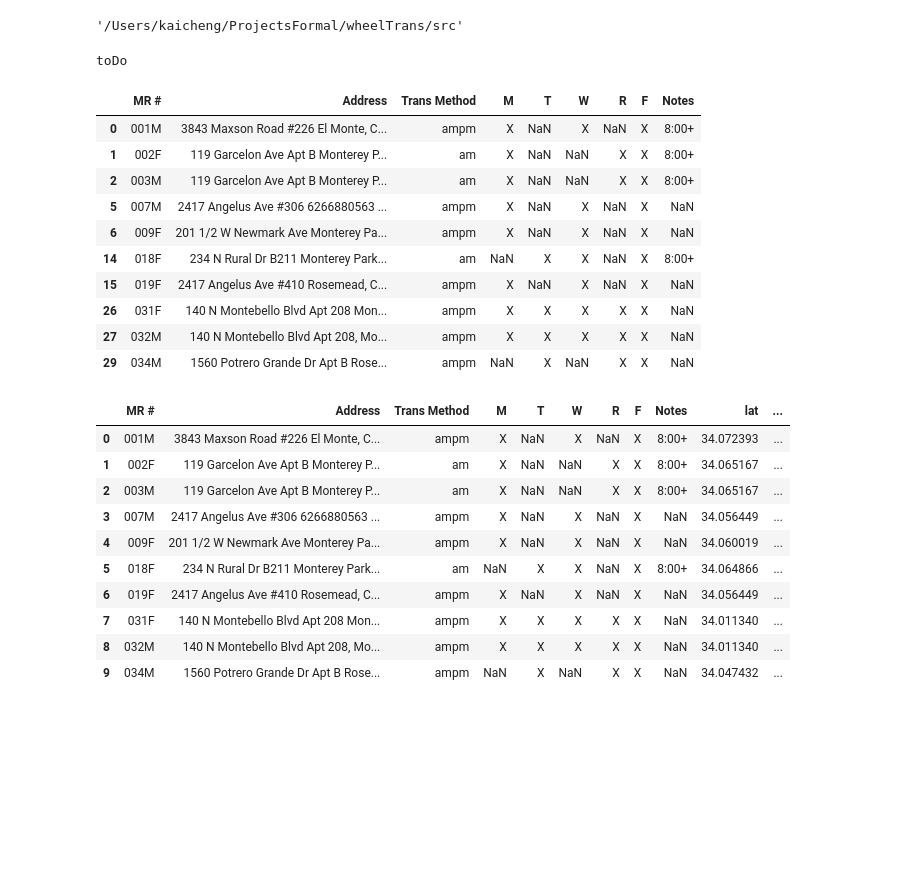
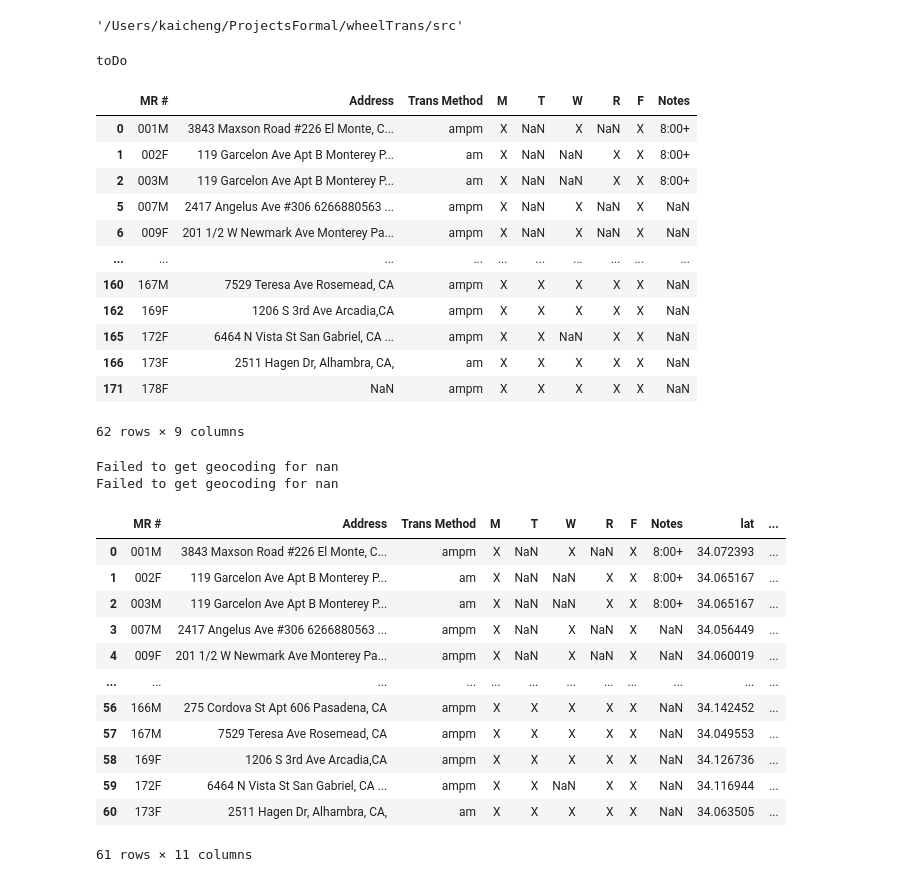
Before and after one commit to KC-Zhang/wheelTrans, a Jupyter notebook: src/wheeltrans/mainNotebook.ipynb, the cells around one changed output. Saved outputs shown, nothing was run; the diff lists cells and outputs as text; code cells hidden in the pictures; blank space fills up the shorter version.

```diff
--- a/src/wheeltrans/mainNotebook.ipynb
+++ b/src/wheeltrans/mainNotebook.ipynb
@@ -86,32 +92,34 @@ waypoints = [origin, address1, address2, destination]
 # print(coordinates)
 # response = call_sync_api()
 # %%
-weekday = 'F' # 'M', 'T', 'W', 'R', 'F'
+weekday = 'M' # 'M', 'T', 'W', 'R', 'F'
 
 def handleInvalidAddress(df):
     print ("toDo")
 
 df = pandas.read_excel("resources/TransportList.xlsx")
 validDf = df[df['Address'].notna()]
 handleInvalidAddress(df)
 attendingAMdf = df[df[weekday].notna() & (df['Trans Method'].isin(['am', 'ampm']))]
 cleanDf = attendingAMdf.loc[:, ['MR #','Address','Trans Method', 'M', 'T', 'W', 'R', 'F', 'Notes']]
 #dev short
-cleanDf = cleanDf[:10]
+# cleanDf = cleanDf[:10]
 cleanDf
 # %% [output]
 toDo
 |  | MR # | Address | Trans Method | M | T | W | R | F | Notes |
 | 0 | 001M | 3843 Maxson Road #226 El Monte, C... | ampm | X | NaN | X | NaN | X | 8:00+ |
 | 1 | 002F | 119 Garcelon Ave Apt B Monterey P... | am | X | NaN | NaN | X | X | 8:00+ |
 | 2 | 003M | 119 Garcelon Ave Apt B Monterey P... | am | X | NaN | NaN | X | X | 8:00+ |
 | 5 | 007M | 2417 Angelus Ave #306 6266880563 ... | ampm | X | NaN | X | NaN | X | NaN |
 | 6 | 009F | 201 1/2 W Newmark Ave Monterey Pa... | ampm | X | NaN | X | NaN | X | NaN |
-| 14 | 018F | 234 N Rural Dr B211 Monterey Park... | am | NaN | X | X | NaN | X | 8:00+ |
-| 15 | 019F | 2417 Angelus Ave #410 Rosemead, C... | ampm | X | NaN | X | NaN | X | NaN |
-| 26 | 031F | 140 N Montebello Blvd Apt 208 Mon... | ampm | X | X | X | X | X | NaN |
-| 27 | 032M | 140 N Montebello Blvd Apt 208, Mo... | ampm | X | X | X | X | X | NaN |
-| 29 | 034M | 1560 Potrero Grande Dr Apt B Rose... | ampm | NaN | X | NaN | X | X | NaN |
+| ... | ... | ... | ... | ... | ... | ... | ... | ... | ... |
+| 160 | 167M | 7529 Teresa Ave Rosemead, CA | ampm | X | X | X | X | X | NaN |
+| 162 | 169F | 1206 S 3rd Ave Arcadia,CA | ampm | X | X | X | X | X | NaN |
+| 165 | 172F | 6464 N Vista St San Gabriel, CA ... | ampm | X | X | NaN | X | X | NaN |
+| 166 | 173F | 2511 Hagen Dr, Alhambra, CA, | am | X | X | X | X | X | NaN |
+| 171 | 178F | NaN | ampm | X | X | X | X | X | NaN |
+62 rows × 9 columns
 # %%
 gmaps = googlemaps.Client(key=os.getenv("GOOGLE_MAP_API_KEY"))
 columns = cleanDf.columns
@@ -129,17 +137,21 @@ for ind, row in cleanDf.iterrows():
         invalidGeoCodeDf = pandas.concat([invalidGeoCodeDf, pandas.DataFrame([row])], ignore_index=True, axis=0)
 geocodedDf
 # %% [output]
+Failed to get geocoding for nan
+Failed to get geocoding for nan
 |  | MR # | Address | Trans Method | M | T | W | R | F | Notes | lat | ... |
 | 0 | 001M | 3843 Maxson Road #226 El Monte, C... | ampm | X | NaN | X | NaN | X | 8:00+ | 34.072393 | ... |
 | 1 | 002F | 119 Garcelon Ave Apt B Monterey P... | am | X | NaN | NaN | X | X | 8:00+ | 34.065167 | ... |
 | 2 | 003M | 119 Garcelon Ave Apt B Monterey P... | am | X | NaN | NaN | X | X | 8:00+ | 34.065167 | ... |
 | 3 | 007M | 2417 Angelus Ave #306 6266880563 ... | ampm | X | NaN | X | NaN | X | NaN | 34.056449 | ... |
 | 4 | 009F | 201 1/2 W Newmark Ave Monterey Pa... | ampm | X | NaN | X | NaN | X | NaN | 34.060019 | ... |
-| 5 | 018F | 234 N Rural Dr B211 Monterey Park... | am | NaN | X | X | NaN | X | 8:00+ | 34.064866 | ... |
-| 6 | 019F | 2417 Angelus Ave #410 Rosemead, C... | ampm | X | NaN | X | NaN | X | NaN | 34.056449 | ... |
-| 7 | 031F | 140 N Montebello Blvd Apt 208 Mon... | ampm | X | X | X | X | X | NaN | 34.011340 | ... |
-| 8 | 032M | 140 N Montebello Blvd Apt 208, Mo... | ampm | X | X | X | X | X | NaN | 34.011340 | ... |
-| 9 | 034M | 1560 Potrero Grande Dr Apt B Rose... | ampm | NaN | X | NaN | X | X | NaN | 34.047432 | ... |
+| ... | ... | ... | ... | ... | ... | ... | ... | ... | ... | ... | ... |
+| 56 | 166M | 275 Cordova St Apt 606 Pasadena, CA | ampm | X | X | X | X | X | NaN | 34.142452 | ... |
+| 57 | 167M | 7529 Teresa Ave Rosemead, CA | ampm | X | X | X | X | X | NaN | 34.049553 | ... |
+| 58 | 169F | 1206 S 3rd Ave Arcadia,CA | ampm | X | X | X | X | X | NaN | 34.126736 | ... |
+| 59 | 172F | 6464 N Vista St San Gabriel, CA ... | ampm | X | X | NaN | X | X | NaN | 34.116944 | ... |
+| 60 | 173F | 2511 Hagen Dr, Alhambra, CA, | am | X | X | X | X | X | NaN | 34.063505 | ... |
+61 rows × 11 columns
 # %%
 from resources.vehicles import vehicles
 import json
```
Also changed, not shown: parts of 7 cells of this notebook, 2 other files.
